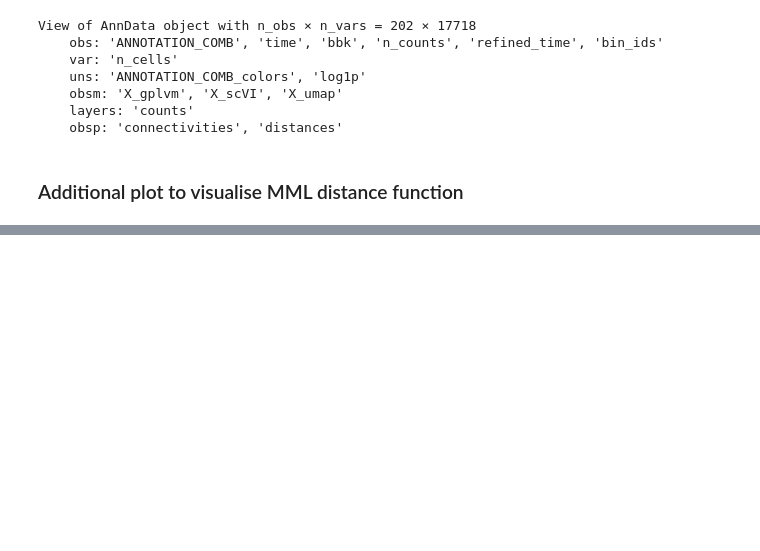
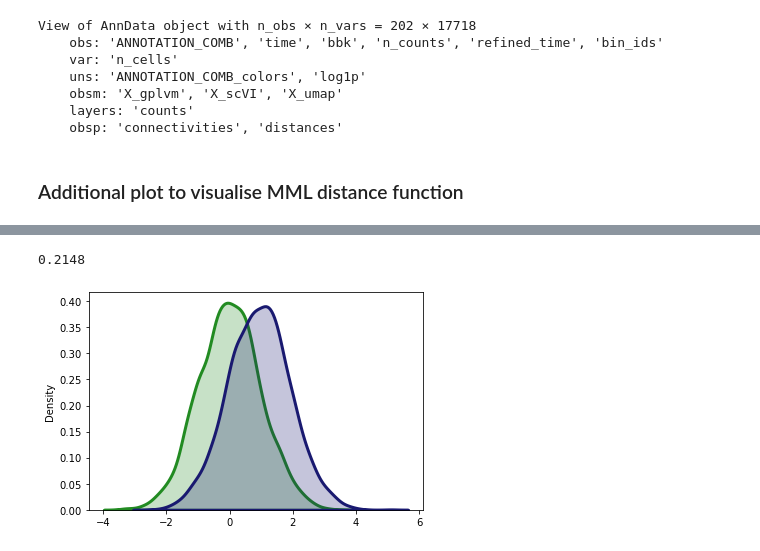
Before and after one commit to Teichlab/G2G_notebooks, a Jupyter notebook: T_cell_development/AdditionalAnalysisPlots.ipynb, the cells around one changed output, grey strips where cells are left out. Drawn from its saved outputs; the diff is of its cells as text; code cells hidden in the pictures; blank space fills up the shorter version.

```diff
--- a/T_cell_development/AdditionalAnalysisPlots.ipynb
+++ b/T_cell_development/AdditionalAnalysisPlots.ipynb
@@ -647,0 +669,5 @@ len(datasets[0])
+# %%
+run_gene_comparison(0,5, filename='ZZZ_eg1')
+# %% [output]
+0.2148
+[figure, added]
```
Also changed, not shown: parts of 23 cells of this notebook.
